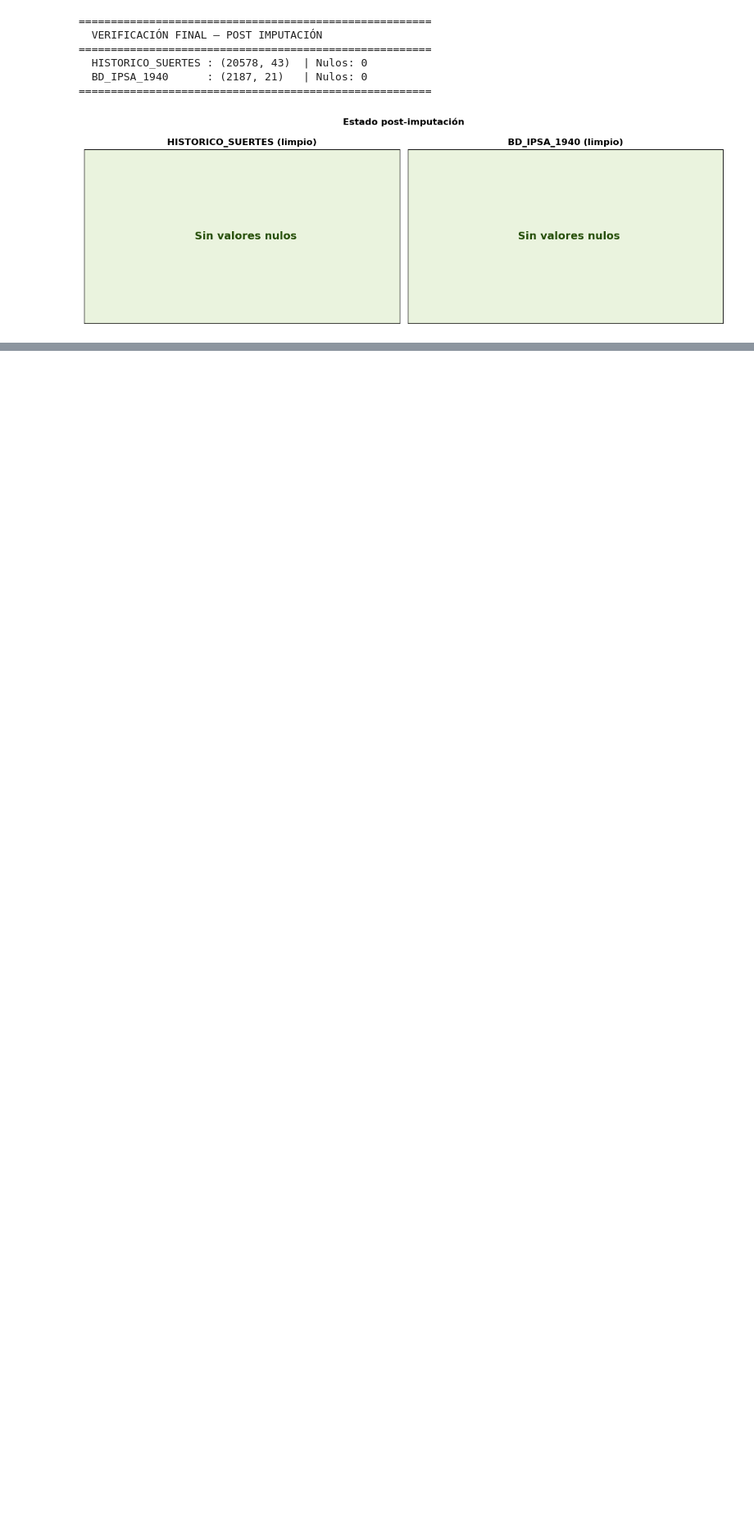
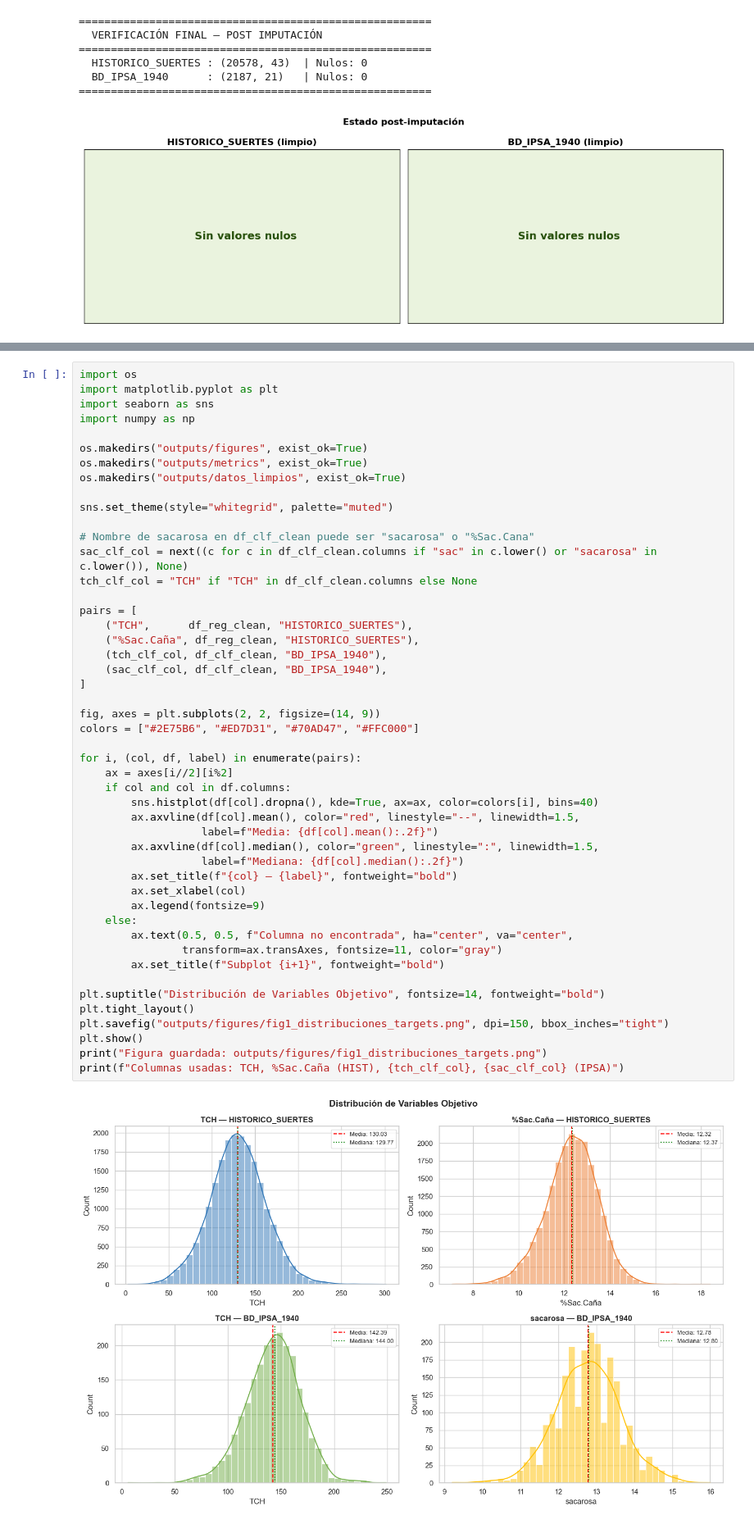
Before and after one commit to LissaAN1/prediccion-cana-LABAPO3, a Jupyter notebook: lab1.ipynb, the cells around one changed output, grey strips where cells are left out. Shown at 82% size. Cells and saved outputs as stored; diff of their text form; blank space fills up the shorter version.

Commit message:
Analisis de datos

```diff
--- a/lab1.ipynb
+++ b/lab1.ipynb
@@ -527,0 +365,50 @@ print(vif_data.sort_values(by="VIF", ascending=False))
+# %%
+import os
+import matplotlib.pyplot as plt
+import seaborn as sns
+import numpy as np
+
+os.makedirs("outputs/figures", exist_ok=True)
+os.makedirs("outputs/metrics", exist_ok=True)
+os.makedirs("outputs/datos_limpios", exist_ok=True)
+
+sns.set_theme(style="whitegrid", palette="muted")
+
+# Nombre de sacarosa en df_clf_clean puede ser "sacarosa" o "%Sac.Cana"
+sac_clf_col = next((c for c in df_clf_clean.columns if "sac" in c.lower() or "sacarosa" in c.lower()), None)
+tch_clf_col = "TCH" if "TCH" in df_clf_clean.columns else None
+
+pairs = [
+    ("TCH",      df_reg_clean, "HISTORICO_SUERTES"),
+    ("%Sac.Caña", df_reg_clean, "HISTORICO_SUERTES"),
+    (tch_clf_col, df_clf_clean, "BD_IPSA_1940"),
+    (sac_clf_col, df_clf_clean, "BD_IPSA_1940"),
+]
+
+fig, axes = plt.subplots(2, 2, figsize=(14, 9))
+colors = ["#2E75B6", "#ED7D31", "#70AD47", "#FFC000"]
+
+for i, (col, df, label) in enumerate(pairs):
+    ax = axes[i//2][i%2]
+    if col and col in df.columns:
+        sns.histplot(df[col].dropna(), kde=True, ax=ax, color=colors[i], bins=40)
+        ax.axvline(df[col].mean(), color="red", linestyle="--", linewidth=1.5,
+                   label=f"Media: {df[col].mean():.2f}")
+        ax.axvline(df[col].median(), color="green", linestyle=":", linewidth=1.5,
+                   label=f"Mediana: {df[col].median():.2f}")
+        ax.set_title(f"{col} — {label}", fontweight="bold")
+        ax.set_xlabel(col)
+        ax.legend(fontsize=9)
+    else:
+        ax.text(0.5, 0.5, f"Columna no encontrada", ha="center", va="center",
+                transform=ax.transAxes, fontsize=11, color="gray")
+        ax.set_title(f"Subplot {i+1}", fontweight="bold")
+
+plt.suptitle("Distribución de Variables Objetivo", fontsize=14, fontweight="bold")
+plt.tight_layout()
+plt.savefig("outputs/figures/fig1_distribuciones_targets.png", dpi=150, bbox_inches="tight")
+plt.show()
+print("Figura guardada: outputs/figures/fig1_distribuciones_targets.png")
+print(f"Columnas usadas: TCH, %Sac.Caña (HIST), {tch_clf_col}, {sac_clf_col} (IPSA)")
+# %% [output]
+[figure, added]
```
Also changed, not shown: parts of 37 cells of this notebook, 5 other files.
